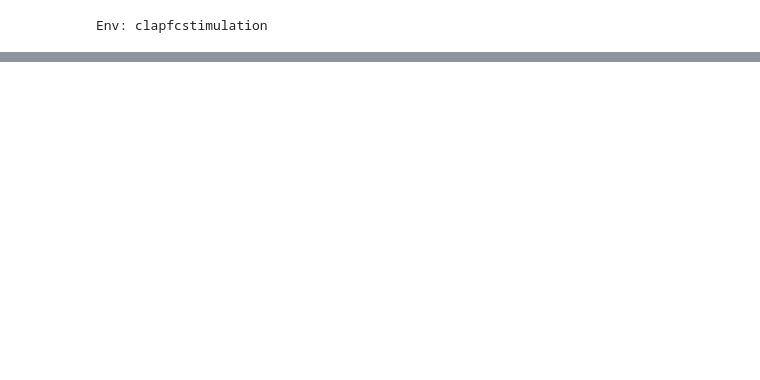
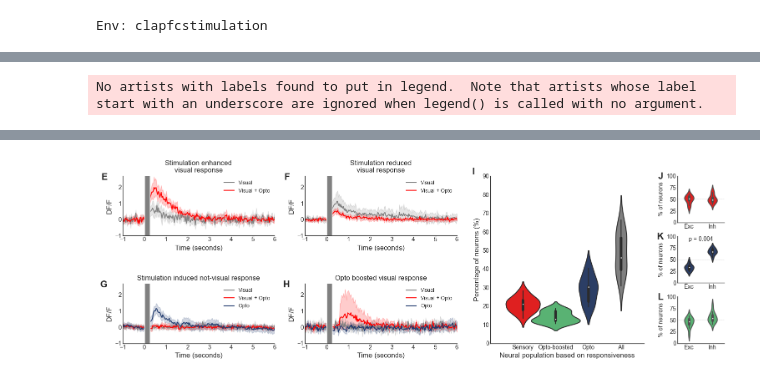
Before and after one commit to huriyeatg/clapfcstimulation, a Jupyter notebook: fig1_activationAffect.ipynb, the cells around one changed output, grey strips where cells are left out. Saved outputs shown, nothing was run; the diff lists cells and outputs as text; code cells hidden in the pictures; blank space fills up the shorter version.

```diff
--- a/fig1_activationAffect.ipynb
+++ b/fig1_activationAffect.ipynb
@@ -17,15 +17,12 @@ from scipy import stats
 from itertools import compress
 import seaborn as sns
 import matplotlib.gridspec as gridspec
+import warnings
+warnings.filterwarnings("ignore", category=RuntimeWarning)
 
 
-savefigpath  = 'G:\\My Drive\\Manuscripts\\3 CLAStPFC\\figuresForCLAStPFC\\figurePanels\\'
+#paths
+savefigpath  = r'C:\Users\Huriye\Documents\code\clapfcstimulation\figs\2024-04-21'
 analysispath = 'C:\\Users\\Huriye\\Documents\\code\\clapfcstimulation\\analysis\\'
-
-
-# load data
-
-#infoPath = 'C:\\Users\\Huriye\\Documents\\code\\clapfcstimulation\\analysis\\infoForAnalysis-readyForPlotting.pkl'
-#dff_traceBoth, dff_traceVis, dff_traceOpto, dff_meanBoth1sec, dff_meanVis1sec, dff_meanOpto1sec,x_coordinate, y_coordinate, z_coordinate   = pd.read_pickle(infoPath)
 # %% [output]
 Env: clapfcstimulation
@@ -356,0 +96,61 @@ pfun.save_figure('Figure1_DFF-mean-traces-OptoCells',savefigpath )
+# %%
+# Figure 1 panels
+
+pfun.set_figure()
+fig = plt.figure(constrained_layout=False, figsize=(16, 20)) # 8,11 for full A4 page
+
+# There will be top row from Illustrator for the schematic of the task & histology
+
+gs_sampleCellTraces  = fig.add_gridspec(ncols=2, nrows=2, bottom=0.05, top=0.25, left=0.05, right=0.55,
+                              wspace=0.2, hspace=0.8)
+
+gs_cellRatios = fig.add_gridspec(ncols=1, nrows=1, bottom=0.05, top=0.25, left=0.60, right=0.83,
+                              wspace=0.2, hspace=0)
+
+gs_E_I_Ratios   = fig.add_gridspec(ncols=1, nrows=3, bottom=0.05, top=0.25, left=0.88, right=0.95,
+                              wspace=0.2, hspace=0.3)
+
+# Panel E-F: Barplot for cell traces
+ax_gs_sampleCellTraces = {xx: fig.add_subplot(gs_sampleCellTraces[xx]) for xx in range(4)}
+tTypes = ['Visual', 'Visual + Opto' ]
+for i, cell_info_dict in enumerate(cell_info):
+    ax = ax_gs_sampleCellTraces[i]
+    if i>1:
+        tTypes = ['Visual','Visual + Opto','Opto']
+    pfun.plot_cell_trace(ax, analysispath, tTypes, **cell_info_dict)
+
+# Panel D: Barplot for cell ratios
+ax_gs_cellRatios = {xx: fig.add_subplot(gs_cellRatios[xx]) for xx in range(1)}
+pfun.plot_cellRatiosPerAnimal('All', ['Chrimson'], ['Naive'], ax=ax_gs_cellRatios[0],
+                              savefigname=None, savefigpath=None)
+
+# Panel D: Barplot for cell ratios
+ax_gs_E_I_Ratios = {xx: fig.add_subplot(gs_E_I_Ratios[xx]) for xx in range(3)}
+pfun.plot_cellRatiosPerAnimal('Sensory', ['Chrimson'], ['Naive'], ax=ax_gs_E_I_Ratios[0],
+                              savefigname=None, savefigpath=None)
+pfun.plot_cellRatiosPerAnimal('Opto', ['Chrimson'], ['Naive'], ax=ax_gs_E_I_Ratios[1],
+                              savefigname=None, savefigpath=None)
+pfun.plot_cellRatiosPerAnimal('Opto-boosted', ['Chrimson'], ['Naive'], ax=ax_gs_E_I_Ratios[2],
+                              savefigname=None, savefigpath=None)
+
+# Lets add the labels
+axes = [ ax_gs_sampleCellTraces,ax_gs_cellRatios, ax_gs_E_I_Ratios ]
+labels = ['E','F','G','H','I','J','K',
+          'L','M','N']
+lInd = 0
+for ax, label in zip(axes, labels):
+    for key in ax:
+        if lInd <5:
+            ax[key].text(-0.1, 1.05, labels[lInd], transform=ax[key].transAxes, fontsize=16,
+                    fontweight='bold', va='top', ha='right',
+                    bbox=dict(facecolor='none', edgecolor='none', boxstyle='round,pad=0.1'))
+        else:
+            ax[key].text(-0.3, 1.08, labels[lInd], transform=ax[key].transAxes, fontsize=16,
+                    fontweight='bold', va='top', ha='right',
+                    bbox=dict(facecolor='none', edgecolor='none', boxstyle='round,pad=0.1'))
+        lInd += 1
+
+savefigname = 'Figure1_CellSampleTraces'
+pfun.save_figure(savefigname,savefigpath)
+#plt.close()
+# %% [output]
@@ -356,0 +174 @@ pfun.save_figure('Figure1_DFF-mean-traces-OptoCells',savefigpath )
+No artists with labels found to put in legend.  Note that artists whose label start with an underscore are ignored when legend() is called with no argument.
@@ -356,0 +192 @@ pfun.save_figure('Figure1_DFF-mean-traces-OptoCells',savefigpath )
+[figure, added]
```
Also changed, not shown: parts of 7 cells of this notebook, 23 other files.
